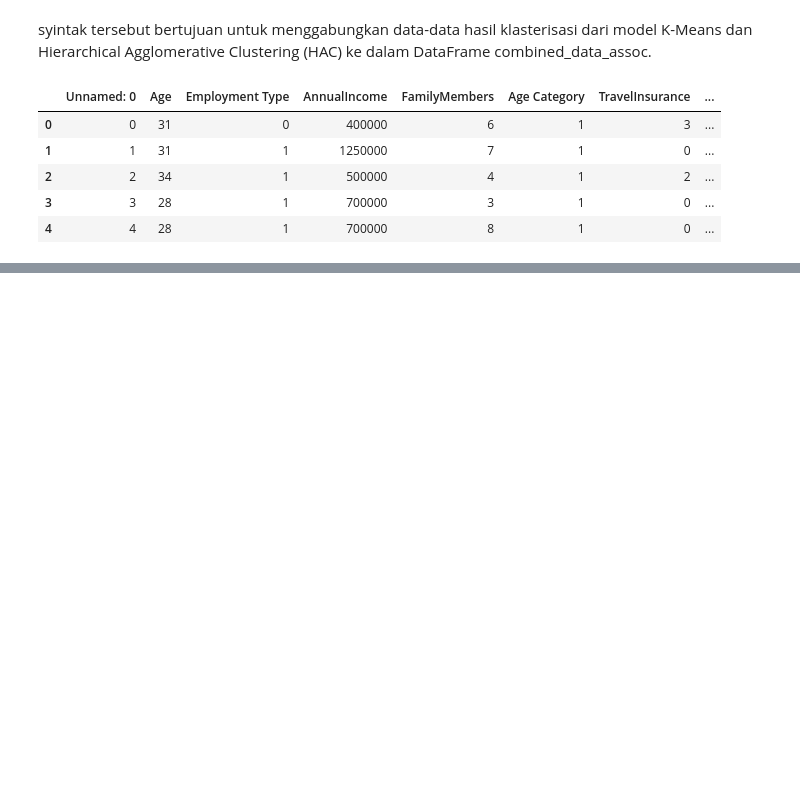
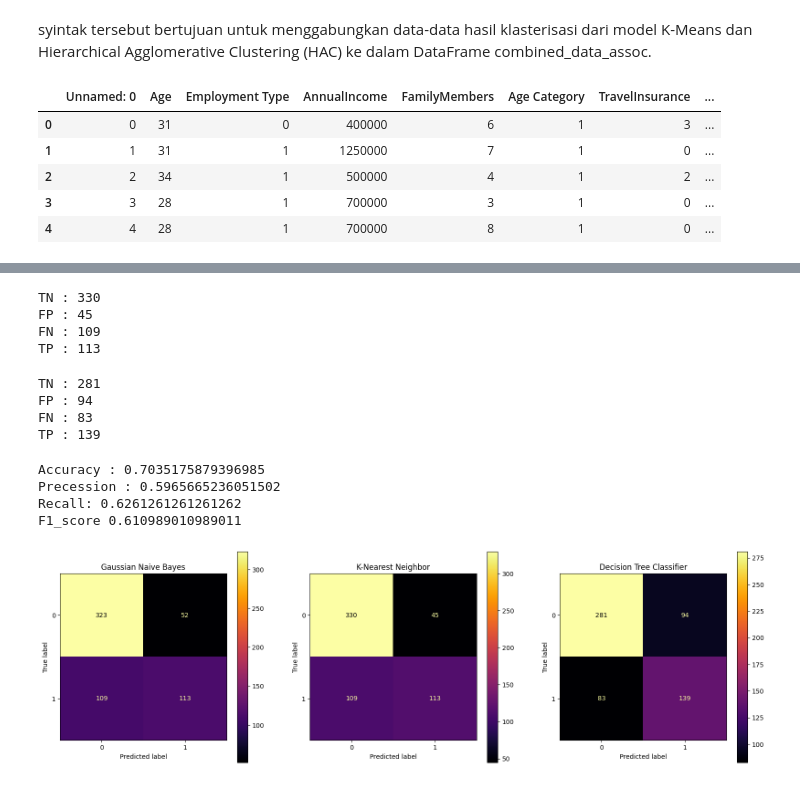
Before and after one commit to aliefAdityaa/Muhammad-Alief-Aditya-2, a Jupyter notebook: Praktikum_DATA_MINING.ipynb, the cells around one changed output, grey strips where cells are left out. Cells and saved outputs as stored; diff of their text form; code cells hidden in the pictures; blank space fills up the shorter version.

```diff
--- a/Praktikum_DATA_MINING.ipynb
+++ b/Praktikum_DATA_MINING.ipynb
@@ -843,0 +863,73 @@ combined_data_assoc.head()
+# %%
+from sklearn.metrics import confusion_matrix
+
+knn_cm = confusion_matrix(y_test, knn_pred)
+
+tn = knn_cm[0, 0]
+fp = knn_cm[0, 1:].sum()
+fn = knn_cm[1:, 0].sum()
+tp = knn_cm[1:, 1:].sum()
+
+print('TN :', tn)
+print('FP :', fp)
+print('FN :', fn)
+print('TP :', tp)
+# %% [output]
+TN : 330
+FP : 45
+FN : 109
+TP : 113
+# %%
+from sklearn.metrics import confusion_matrix
+
+dtc_cm = confusion_matrix(y_test, dtc_pred)
+
+tn = dtc_cm[0, 0]
+fp = dtc_cm[0, 1:].sum()
+fn = dtc_cm[1:, 0].sum()
+tp = dtc_cm[1:, 1:].sum()
+
+print('TN :', tn)
+print('FP :', fp)
+print('FN :', fn)
+print('TP :', tp)
+# %% [output]
+TN : 281
+FP : 94
+FN : 83
+TP : 139
+# %%
+acc = (tp + tn) / (tp + tn + fp + fn)
+pre = tp / (tp + fp)
+rec = tp / (tp + fn)
+f1_score = (2 * pre * rec) / (pre + rec)
+
+print('Accuracy :', acc)
+print('Precession :', pre)
+print('Recall:', rec)
+print('F1_score', f1_score)
+# %% [output]
+Accuracy : 0.7035175879396985
+Precession : 0.5965665236051502
+Recall: 0.6261261261261262
+F1_score 0.610989010989011
+# %%
+from sklearn.metrics import confusion_matrix, ConfusionMatrixDisplay
+
+fig, axes = plt.subplots(nrows=1, ncols=3, figsize=(20,6))
+
+gnb_cm = confusion_matrix(y_test, gnb_pred)
+gnb_cm_display = ConfusionMatrixDisplay(gnb_cm).plot(ax=axes[0], cmap='inferno')
+gnb_cm_display.ax_.set_title("Gaussian Naive Bayes")
+
+knn_cm = confusion_matrix(y_test, knn_pred)
+knn_cm_display = ConfusionMatrixDisplay(knn_cm).plot(ax=axes[1], cmap='inferno')
+knn_cm_display.ax_.set_title("K-Nearest Neighbor")
+
+dtc_cm = confusion_matrix(y_test, dtc_pred)
+dtc_cm_display = ConfusionMatrixDisplay(dtc_cm).plot(ax=axes[2], cmap='inferno')
+dtc_cm_display.ax_.set_title("Decision Tree Classifier")
+
+plt.show()
+# %% [output]
+[figure, added]
```
Also changed, not shown: parts of 11 cells of this notebook.
